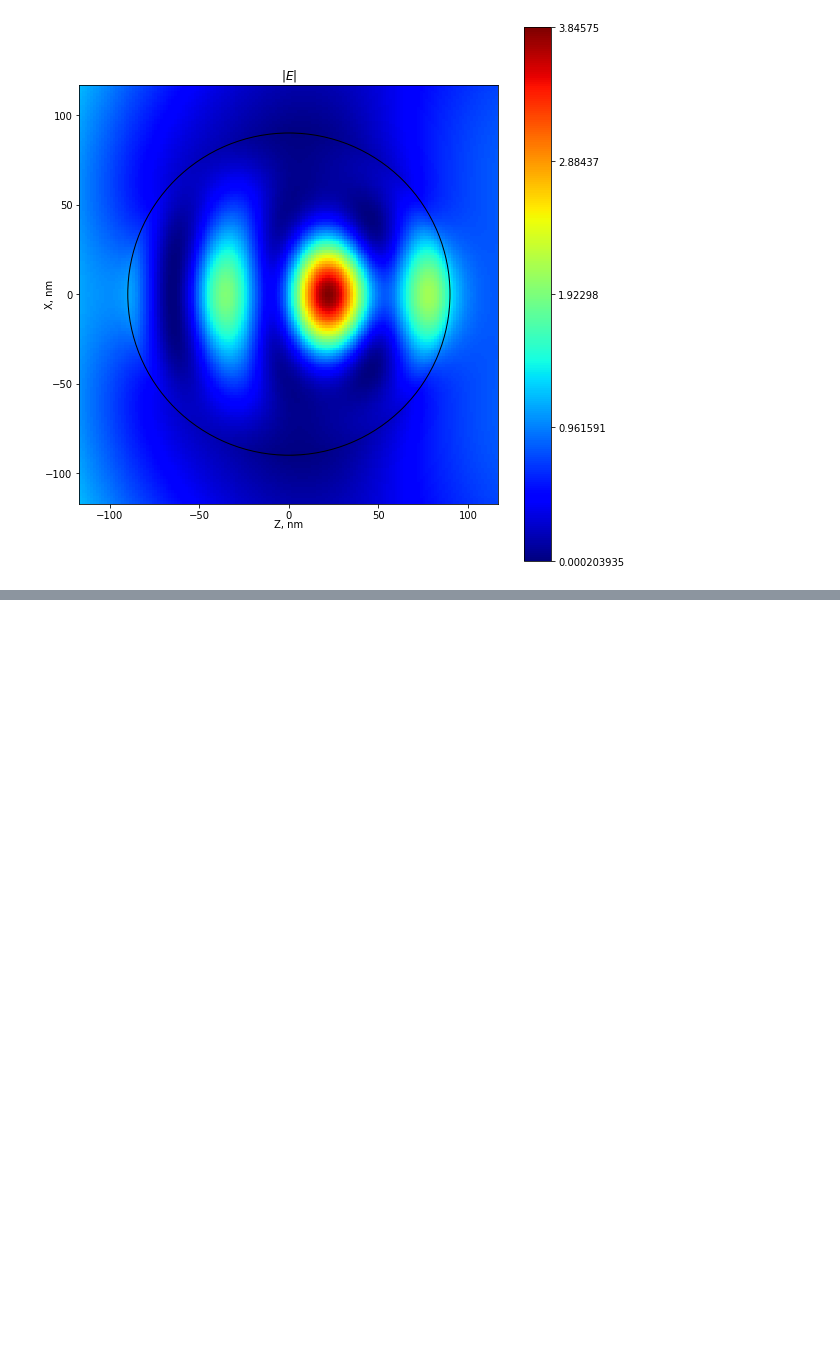
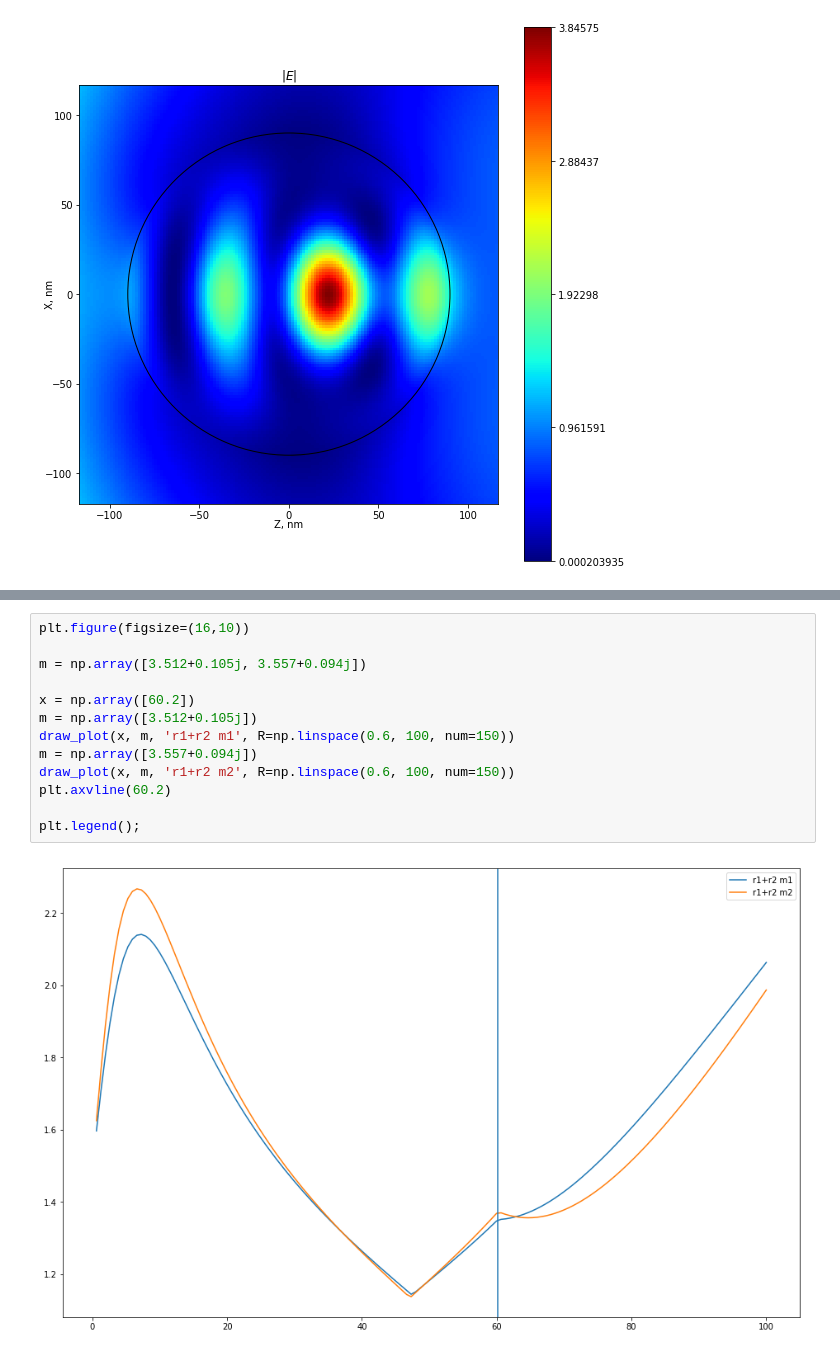
Before and after one commit to BioRyajenka/scattnlay, a Jupyter notebook: examples/Untitled2.ipynb, the cells around one changed output, grey strips where cells are left out. Drawn from its saved outputs; the diff is of its cells as text; blank space fills up the shorter version.

```diff
--- a/examples/Untitled2.ipynb
+++ b/examples/Untitled2.ipynb
@@ -318,0 +458,15 @@ Wall time: 1.81 s
+# %%
+plt.figure(figsize=(16,10))
+
+m = np.array([3.512+0.105j, 3.557+0.094j])
+
+x = np.array([60.2])
+m = np.array([3.512+0.105j])
+draw_plot(x, m, 'r1+r2 m1', R=np.linspace(0.6, 100, num=150))
+m = np.array([3.557+0.094j])
+draw_plot(x, m, 'r1+r2 m2', R=np.linspace(0.6, 100, num=150))
+plt.axvline(60.2)
+
+plt.legend();
+# %% [output]
+[figure, added]
```
Also changed, not shown: parts of 34 cells of this notebook.
